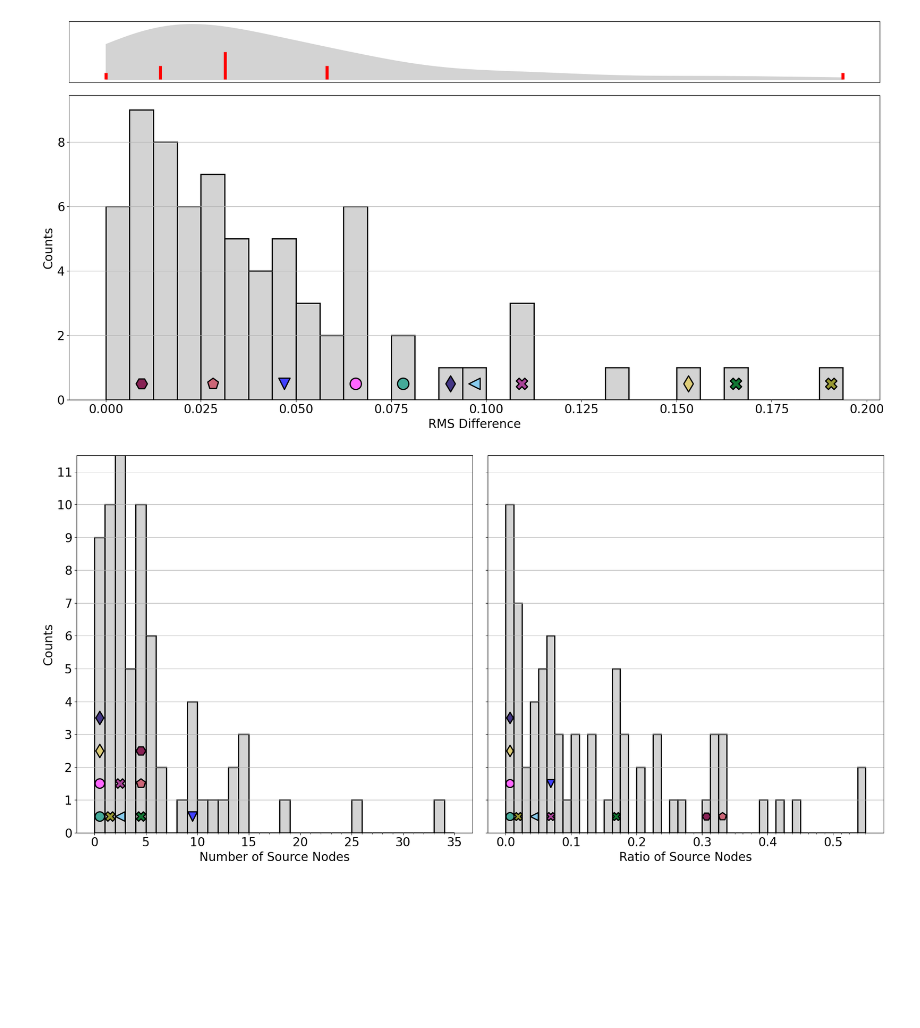
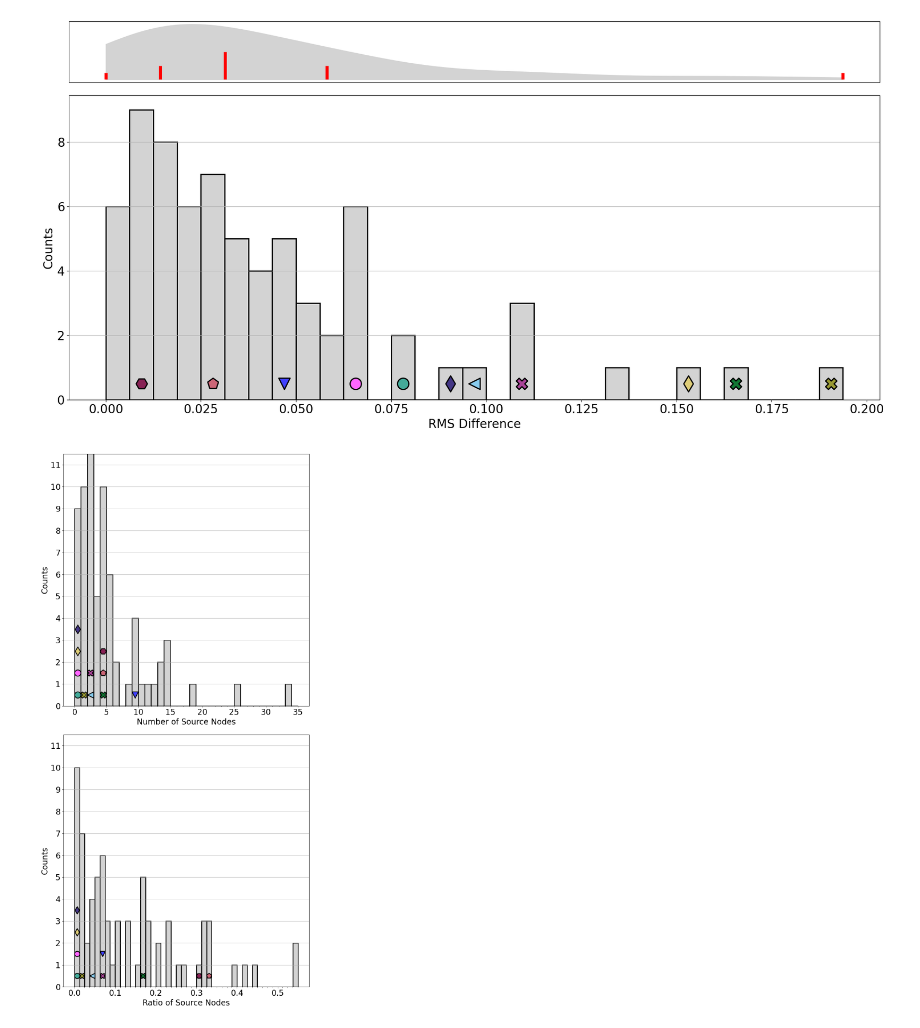
Before and after one commit to kyuhyongpark/cubewalkers-analysis, a Jupyter notebook: node_average_values_analysis.ipynb, the cells around one changed output. Drawn from its saved outputs; the diff is of its cells as text; code cells hidden in the pictures; blank space fills up the shorter version.

Commit message:
Font size and comparisons figures adjustments

```diff
--- a/node_average_values_analysis.ipynb
+++ b/node_average_values_analysis.ipynb
@@ -170,8 +170,8 @@ fig, ax = plt.subplots(figsize=(20, 10))
 
 ax.hist(QC['RMSD'], bins=[i*0.00625 for i in range(32)], edgecolor='k', color='lightgrey', linewidth=2)
 #ax.set_title('RMS Difference')
-ax.set_xlabel('RMS Difference')
-ax.set_ylabel('Counts')
+ax.set_xlabel('RMS Difference', fontsize=26)
+ax.set_ylabel('Counts', fontsize=26)
 ax.grid(axis='y')
 
 for i in range(32):
@@ -224,7 +224,8 @@ for model, color in highlight_color_dict.items():
     highlight_list_source[idx].append((category_symbol_dict[QC['category'][model]], color))
 # %%
 
-fig,ax = plt.subplots(1,2,figsize=(20,10), sharey=True)
+#fig,ax = plt.subplots(1,2,figsize=(20,10), sharey=True)
+fig,ax = plt.subplots(2,1,figsize=(10,20), sharey=True)
 ax[0].hist(QC['NS'], bins=35, range=(0,35), edgecolor='k', color='lightgrey', linewidth=2)
 #ax[0].set_title('number of source nodes')
 ax[0].set_xlabel('Number of Source Nodes')
@@ -233,32 +234,32 @@ ax[0].set_yticks(range(0,12))
 #ax[0].set_yticks(range(0,12), minor=True)
 ax[0].set_xticks(range(0,35), minor=True)
 ax[0].set_ylim((0, 11.5))
 ax[0].grid(axis='y')
 
 count = np.zeros(10) # Highlighted models have at most 10 source nodes
 for model, color in highlight_color_dict.items():
     count[QC['NS'][model]] += 1
     ax[0].scatter(x=0.5+QC['NS'][model], y=count[QC['NS'][model]]-0.5, marker=category_symbol_dict[QC['category'][model]], c=color, s=0.7*highlight_marker_size, linewidths=2, edgecolor='k')
 
 
 ax[1].hist(QC['NS/N'], bins=[i*0.0125 for i in range(45)], edgecolor='k', color='lightgrey', linewidth=2)
 #ax[1].set_title('source node ratio')
 ax[1].set_xlabel('Ratio of Source Nodes')
-#ax[1].set_ylabel('counts')
+ax[1].set_ylabel('Counts')
 ax[1].set_yticks(range(0,12))
 #ax[1].set_xticks([0.00, 0.07, 0.14, 0.21, 0.28, 0.35, 0.42, 0.49, 0.56])
 ax[1].set_xticks([i*0.0125 for i in range(45)], minor=True)
 ax[1].set_ylim((0, 11.5))
 ax[1].grid(axis='y')
 
 for i in range(45):
     x = (i+0.5)*0.0125
     for idx, model in enumerate(highlight_list_source[i]):
         ax[1].scatter(x=x, y=idx+0.5, marker=model[0], c=model[1], s=0.5*highlight_marker_size, linewidths=2, edgecolor='k')
 
 plt.tight_layout()
 plt.savefig(f'./data/{models_dir}/figures/number_sources.png')
 plt.savefig(f'./data/{models_dir}/figures/number_sources.pdf')
 plt.show()
 # %% [output]
-[figure, old version]
+[figure, new version]
```
Also changed, not shown: parts of 2 cells of this notebook, 20 other files.
